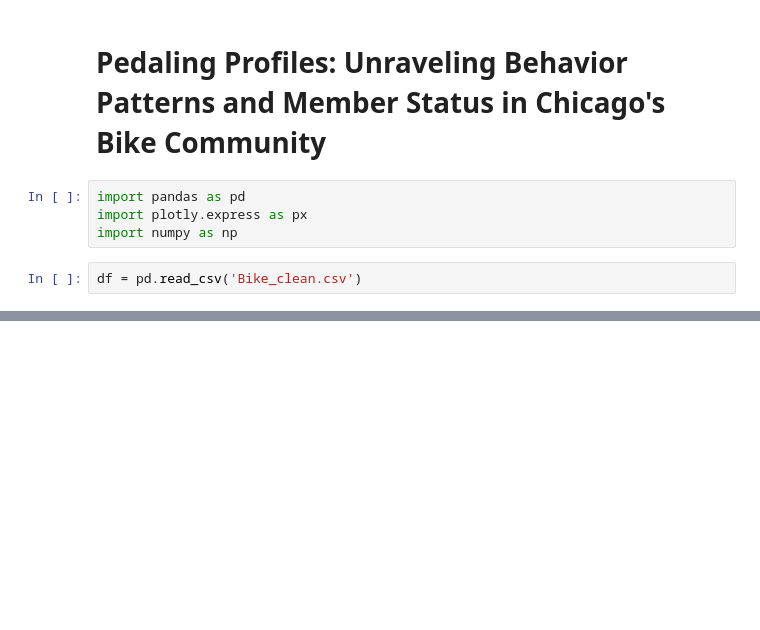
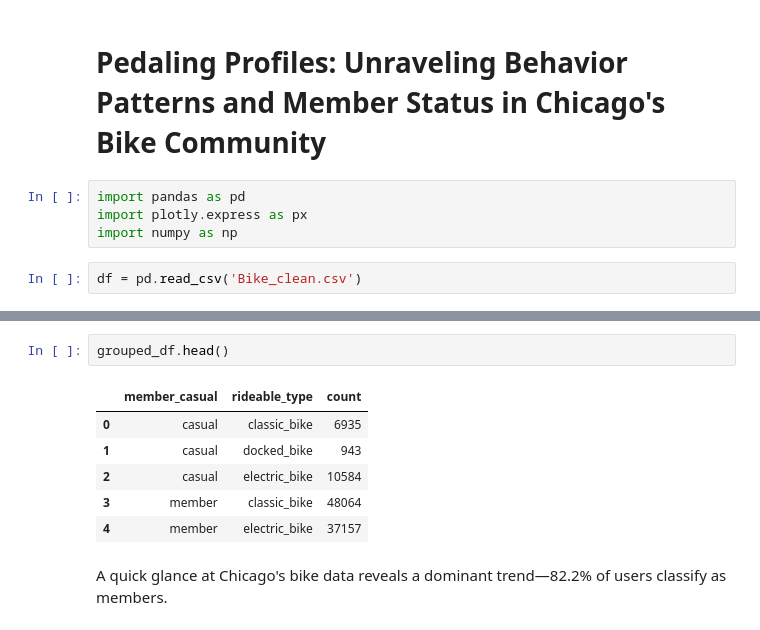
Before and after one commit to maxvoeck/Bike_Chicago, a Jupyter notebook: Pedaling_Profiles.ipynb, the cells around one changed output, grey strips where cells are left out. Drawn from its saved outputs; the diff is of its cells as text; blank space fills up the shorter version.

```diff
--- a/Pedaling_Profiles.ipynb
+++ b/Pedaling_Profiles.ipynb
@@ -32,0 +32,11 @@ fig.show()
+# %%
+grouped_df.head()
+# %% [output]
+|  | member_casual | rideable_type | count |
+| 0 | casual | classic_bike | 6935 |
+| 1 | casual | docked_bike | 943 |
+| 2 | casual | electric_bike | 10584 |
+| 3 | member | classic_bike | 48064 |
+| 4 | member | electric_bike | 37157 |
+# %% [markdown]
+A quick glance at Chicago's bike data reveals a dominant trend—82.2% of users classify as members.
```
Also changed, not shown: parts of 2 cells of this notebook.
